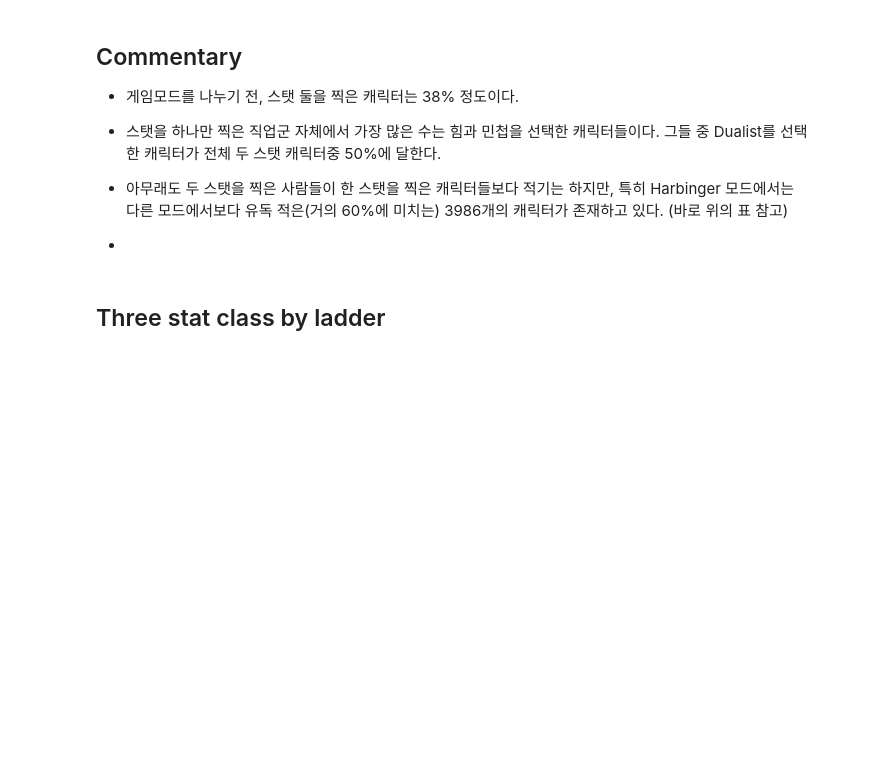
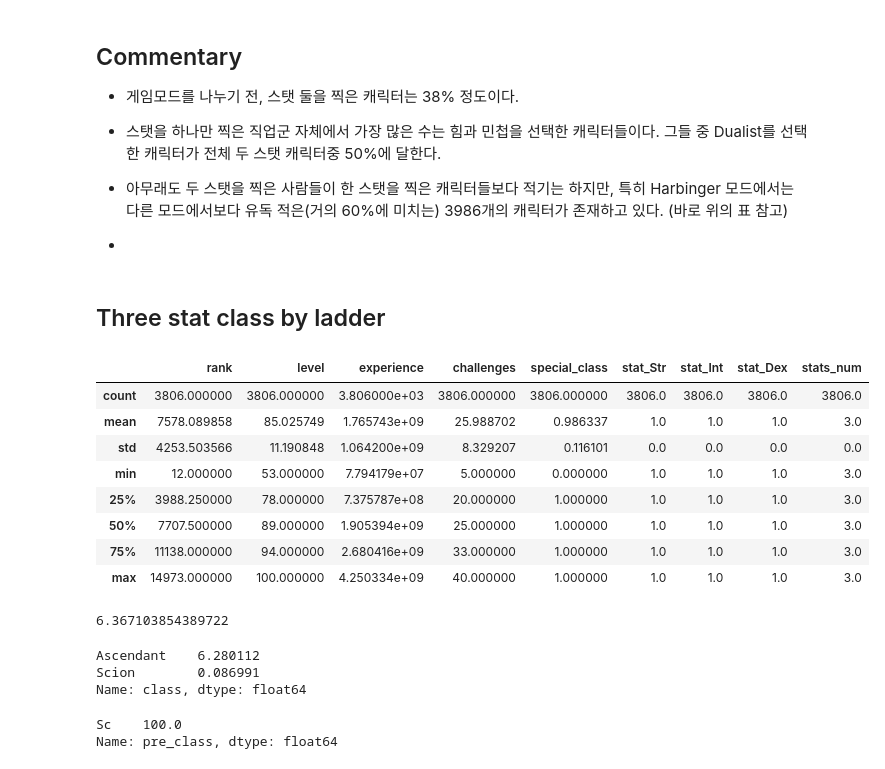
Before and after one commit to Angela-Park-JE/TIL_ver1, a Jupyter notebook: ToyPJT-POE_user/poe_stats_4_EDA_byclass.ipynb, the cells around one changed output. Cells and saved outputs as stored; diff of their text form; code cells hidden in the pictures; blank space fills up the shorter version.

```diff
--- a/ToyPJT-POE_user/poe_stats_4_EDA_byclass.ipynb
+++ b/ToyPJT-POE_user/poe_stats_4_EDA_byclass.ipynb
@@ -1037,3 +1061,38 @@ pd.crosstab(index = df['stats_num'], columns = df['ladder'])
 -
 # %% [markdown]
 ## Three stat class by ladder
+# %%
+# 3개를 찍은 캐릭터는 Sc를 찾아도 된다.
+
+df[df['stats_num'] == 3].describe()
+# %% [output]
+|  | rank | level | experience | challenges | special_class | stat_Str | stat_Int | stat_Dex | stats_num |
+| count | 3806.000000 | 3806.000000 | 3.806000e+03 | 3806.000000 | 3806.000000 | 3806.0 | 3806.0 | 3806.0 | 3806.0 |
+| mean | 7578.089858 | 85.025749 | 1.765743e+09 | 25.988702 | 0.986337 | 1.0 | 1.0 | 1.0 | 3.0 |
+| std | 4253.503566 | 11.190848 | 1.064200e+09 | 8.329207 | 0.116101 | 0.0 | 0.0 | 0.0 | 0.0 |
+| min | 12.000000 | 53.000000 | 7.794179e+07 | 5.000000 | 0.000000 | 1.0 | 1.0 | 1.0 | 3.0 |
+| 25% | 3988.250000 | 78.000000 | 7.375787e+08 | 20.000000 | 1.000000 | 1.0 | 1.0 | 1.0 | 3.0 |
+| 50% | 7707.500000 | 89.000000 | 1.905394e+09 | 25.000000 | 1.000000 | 1.0 | 1.0 | 1.0 | 3.0 |
+| 75% | 11138.000000 | 94.000000 | 2.680416e+09 | 33.000000 | 1.000000 | 1.0 | 1.0 | 1.0 | 3.0 |
+| max | 14973.000000 | 100.000000 | 4.250334e+09 | 40.000000 | 1.000000 | 1.0 | 1.0 | 1.0 | 3.0 |
+# %%
+# 전체 중 스탯 셋을 찍은, Scion인 캐릭터들의 총 비율
+
+df[(df['stats_num'] == 3)].shape[0] / df.shape[0] * 100
+# %% [output]
+6.367103854389722
+# %%
+# 전체 중 스탯 전부 찍은 캐릭터들의 직업별 비율
+
+df[df['stats_num'] == 3]['class'].value_counts() / df.shape[0] * 100
+# %% [output]
+Ascendant    6.280112
+Scion        0.086991
+Name: class, dtype: float64
+# %%
+# 스탯을 전부 찍은 캐릭터들 사이에서의 비중
+
+df[df['stats_num'] == 3]['pre_class'].value_counts() / df[df['stats_num'] == 3].shape[0] * 100
+# %% [output]
+Sc    100.0
+Name: pre_class, dtype: float64
```
Also changed, not shown: parts of 61 cells of this notebook.
